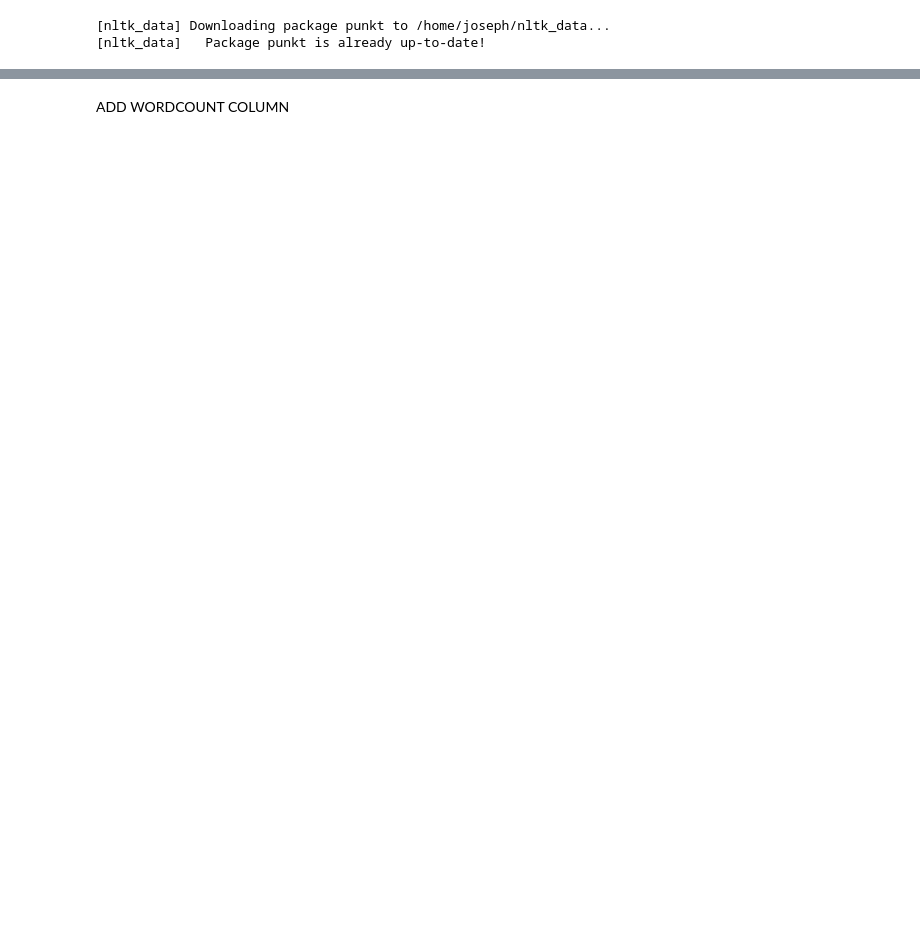
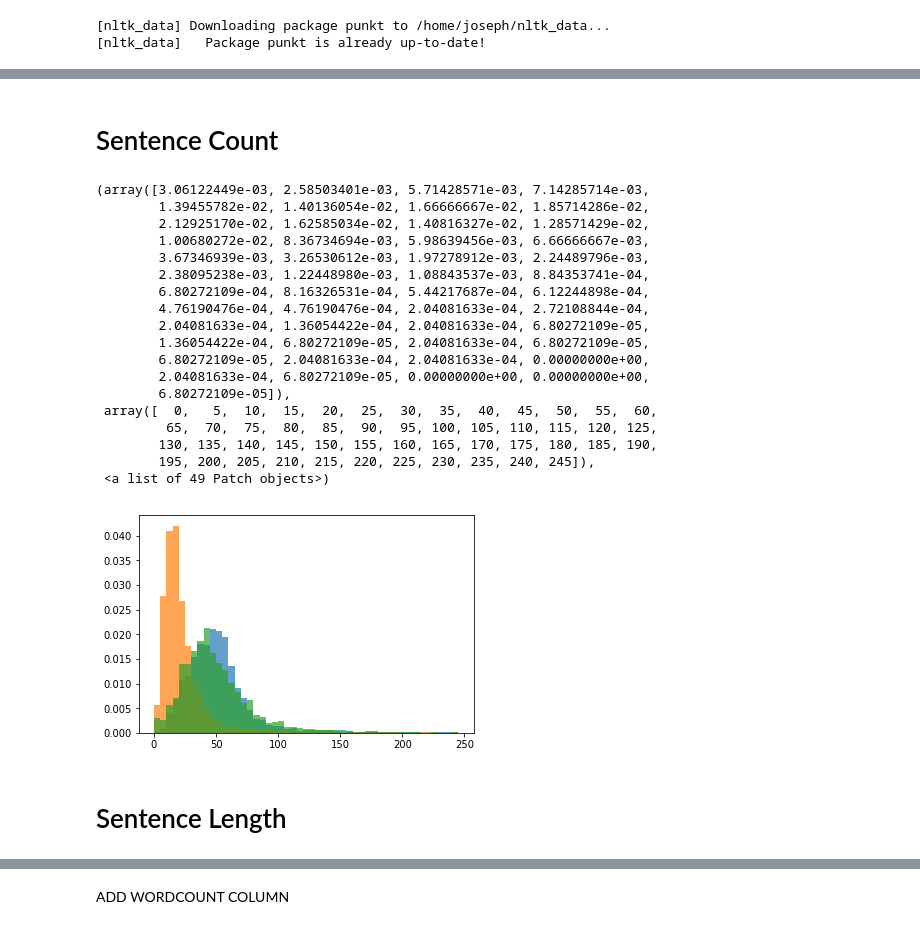
Before and after one commit to jwymbs23/insight, a Jupyter notebook: eda_news_articles.ipynb, the cells around one changed output, grey strips where cells are left out. Cells and saved outputs as stored; diff of their text form; code cells hidden in the pictures; blank space fills up the shorter version.

```diff
--- a/eda_news_articles.ipynb
+++ b/eda_news_articles.ipynb
@@ -65,0 +115,32 @@ Name: title, Length: 7803, dtype: object
+# %% [markdown]
+# Sentence Count
+# %%
+nyt_sent_count = [len(text) for text in nyt_sent]
+breit_sent_count = [len(text) for text in breit_sent]
+wapo_sent_count = [len(text) for text in wapo_sent]
+# %%
+plt.hist(nyt_sent_count,   bins = list(range(0,250,5)), normed = True, alpha = 0.7)
+plt.hist(breit_sent_count, bins = list(range(0,250,5)), normed = True, alpha = 0.7)
+plt.hist(wapo_sent_count,  bins = list(range(0,250,5)), normed = True, alpha = 0.7)
+# %% [output]
+(array([3.06122449e-03, 2.58503401e-03, 5.71428571e-03, 7.14285714e-03,
+        1.39455782e-02, 1.40136054e-02, 1.66666667e-02, 1.85714286e-02,
+        2.12925170e-02, 1.62585034e-02, 1.40816327e-02, 1.28571429e-02,
+        1.00680272e-02, 8.36734694e-03, 5.98639456e-03, 6.66666667e-03,
+        3.67346939e-03, 3.26530612e-03, 1.97278912e-03, 2.24489796e-03,
+        2.38095238e-03, 1.22448980e-03, 1.08843537e-03, 8.84353741e-04,
+        6.80272109e-04, 8.16326531e-04, 5.44217687e-04, 6.12244898e-04,
+        4.76190476e-04, 4.76190476e-04, 2.04081633e-04, 2.72108844e-04,
+        2.04081633e-04, 1.36054422e-04, 2.04081633e-04, 6.80272109e-05,
+        1.36054422e-04, 6.80272109e-05, 2.04081633e-04, 6.80272109e-05,
+        6.80272109e-05, 2.04081633e-04, 2.04081633e-04, 0.00000000e+00,
+        2.04081633e-04, 6.80272109e-05, 0.00000000e+00, 0.00000000e+00,
+        6.80272109e-05]),
+ array([  0,   5,  10,  15,  20,  25,  30,  35,  40,  45,  50,  55,  60,
+         65,  70,  75,  80,  85,  90,  95, 100, 105, 110, 115, 120, 125,
+        130, 135, 140, 145, 150, 155, 160, 165, 170, 175, 180, 185, 190,
+        195, 200, 205, 210, 215, 220, 225, 230, 235, 240, 245]),
+ <a list of 49 Patch objects>)
+[figure, added]
+# %% [markdown]
+# Sentence Length
```
Also changed, not shown: parts of 49 cells of this notebook.
